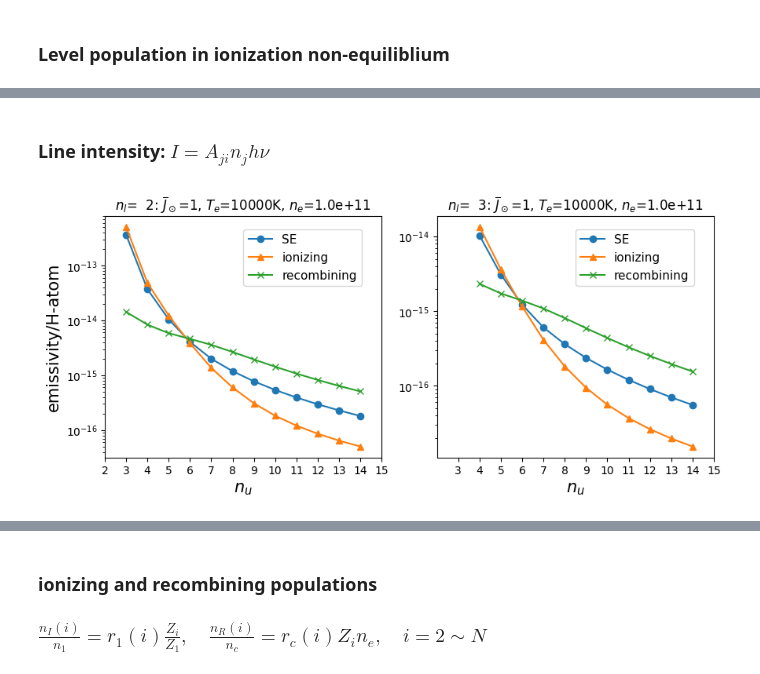
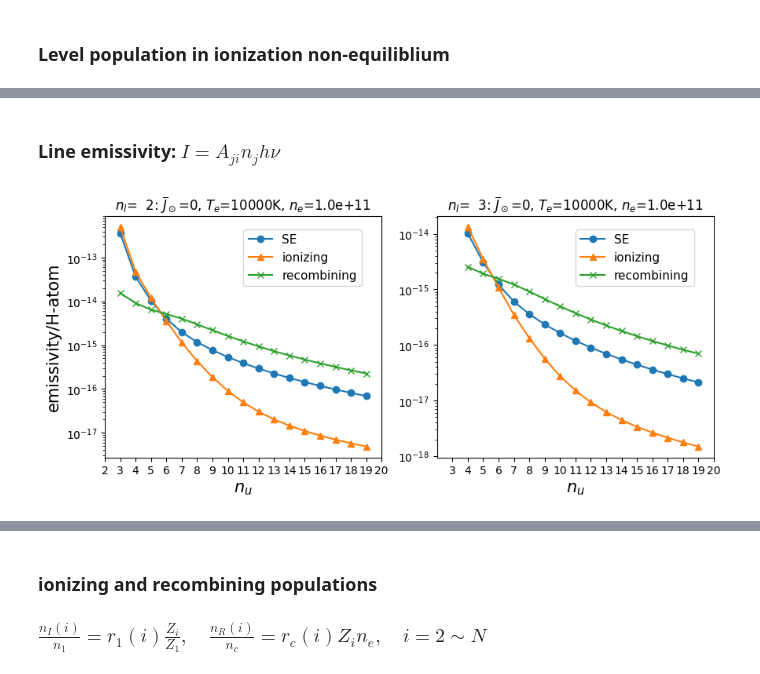
Before and after one commit to kouui/spectra-devcontainer, a Jupyter notebook: notebooks/StatisticalEquilibrium/H_spectra.ipynb, the cells around one changed output, grey strips where cells are left out. Cells and saved outputs as stored; diff of their text form; code cells hidden in the pictures.

```diff
--- a/notebooks/StatisticalEquilibrium/H_spectra.ipynb
+++ b/notebooks/StatisticalEquilibrium/H_spectra.ipynb
@@ -46,7 +47,7 @@ import os
 #conf_path = os.path.join( CFG._ROOT_DIR, "data/conf/H_theory.conf" )  ; H_nam ='H'
 #conf_path = os.path.join( CFG._ROOT_DIR, "data/conf/H34a.conf" )  ; H_nam ='H'
 #atom, wMesh, path_dict = Atom.init_Atom_(conf_path , is_hydrogen=True)
-atom, wMesh = Atom.init_theoretical_hydrogen_atom_(nLevel=15)
+atom, wMesh, path_dict = Atom.init_theoretical_hydrogen_atom_(nLevel=15)
                                                 # nLevel # of bound-levels + 1 (continuum)
 
 #help_(atom)
@@ -581,7 +584,7 @@ n_N\\
 # %% [markdown]
 ### Level population in ionization non-equiliblium
 # %%
-# calculate level population in Non Ionization Equil.
+# calculate level population in Non Ionization Equil. Use Ne_Te
 def calc_NIE(atom, slab, wMesh, solar_spec, n1, n_proton):
     ## use rate_only=True to acquire the transition matrix (R matrix and C matrix) without solving linear equation
     SE, Rate = SELib.cal_SE_with_Ne_Te_(atom, slab, wMesh, solar_spec, None, rate_only=True)  #  level populations etc.
@@ -606,27 +609,31 @@ def calc_NIE(atom, slab, wMesh, solar_spec, n1, n_proton):
 #----------------------------------------------------------------------
 Te = 10000.
 Ne = 1.E11
-Jfactor = 1.   # intensity of solar radiation
+Jfactor = 0.5   # intensity of solar radiation
 #Nes = [1E8, 1E9, 1E10, 1E11, 1E12]
+nLevel = 20
+
+#-----  setup atom, slab, solarSpec -----
+atom, wMesh, path_dict = Atom.init_theoretical_hydrogen_atom_(nLevel=nLevel)
+slab = Atmosphere.Atmosphere0D(Nh=0, Ne=Ne, Te=Te, Vd=Vd, Vt=Vt, use_Tr=False)     # slab
+solar_spec  = Radiation.init_Radiation_(slab, wMesh)
+ssp = solspec(solar_spec,Jfactor=Jfactor)
+wls = ssp.backRad[0,:]*1E8     # wl in A"
+
+SE, Rate = SELib.cal_SE_with_Ne_Te_(atom, slab, wMesh, ssp, None)  #  level populations etc.
+n1 = 1.E10  ; n_proton = 0.E0  # cm-3,  ionizing plasma
+SI, Rate1 = calc_NIE(atom, slab, wMesh, ssp, n1, n_proton)
+n1 = 0.E0  ; n_proton = 1.E10  # cm-3,  recombining plasma
+SR, Rate2 = calc_NIE(atom, slab, wMesh, ssp, n1, n_proton)
 
 n_lev = np.size(atom.Level)-1
 n = np.arange(1,n_lev+2,dtype='int')  # n-array including ion
 
-ssp = solspec(solar_spec,Jfactor=Jfactor)
-slab = Atmosphere.Atmosphere0D(Nh=0, Ne=Ne, Te=Te, Vd=Vd, Vt=Vt, use_Tr=False)     # slab
-
 fig, ax = plt.subplots(1,1, figsize=(6,3), dpi=100)
 
-SE0, Rate = SELib.cal_SE_with_Ne_Te_(atom, slab, wMesh, ssp, None)  #  level populations etc.
-ax.plot(n,SE0.n_SE,'-x', label='SE')#, color=colors[j])
-
-n1 = 1.E10  ; n_proton = 0.E0  # cm-3,  ionizing plasma
-SE1, Rate1 = calc_NIE(atom, slab, wMesh, ssp, n1, n_proton)
-ax.plot(n,SE1.n_SE,'-o', label='ionizing ($n_c=0$)')#, color=colors[j])
-
-n1 = 0.E0  ; n_proton = 1.E10  # cm-3,  recombining plasma
-SE2, Rate2 = calc_NIE(atom, slab, wMesh, ssp, n1, n_proton)
-ax.plot(n,SE2.n_SE,'-o', label='recombining ($n_1=0$)')#, color=colors[j])
+ax.plot(n,SE.n_SE,'-x', label='SE')#, color=colors[j])
+ax.plot(n,SI.n_SE,'-o', label='ionizing ($n_c=0$)')#, color=colors[j])
+ax.plot(n,SR.n_SE,'-o', label='recombining ($n_1=0$)')#, color=colors[j])
 
 ax.set_yscale("log")
 ax.set_xticks(n)
@@ -666,5 +655,5 @@ Atmosphere0D
 # %% [markdown]
-### Line intensity:     $I=A_{ji}n_j h\nu$
+### Line emissivity:     $I=A_{ji}n_j h\nu$
 # %%
 # Balmer and Paschen line intensities in SE and NIE
 
@@ -683,34 +672,34 @@ for k in range(2):
     idxJ = atom.Line['idxJ'][jj]
     eps = Cst.h_*Cst.c_/atom.Line['w0'][jj]
     n_lev = np.size(atom.Level)-1
     n = np.arange(nl,n_lev+1,dtype='int')  # n-array for levels
     ax = axs[k]
 
-    Nj0 = SE0.n_SE[idxJ]
+    Nj0 = SE.n_SE[idxJ]
     ax.plot(idxJ+1,Aji*Nj0*eps,'-o',label='SE')
 
-    Nj1 = SE1.n_SE[idxJ]
+    Nj1 = SI.n_SE[idxJ]
     ax.plot(idxJ+1,Aji*Nj1*eps,'-^',label='ionizing')
 
-    Nj2 = SE2.n_SE[idxJ]
+    Nj2 = SR.n_SE[idxJ]
     ax.plot(idxJ+1,Aji*Nj2*eps,'-x',label='recombining')
 
     ax.set_xlim(2,nmax+1)
     ax.set_xticks(np.arange(nl,nmax+2))
     ax.set_xlabel('$n_u$', fontsize=15)
     ax.set_yscale('log')
     #ax.set_ylim(1e-18,1e-12)
     #ax.set_ylabel('relative intensity / H-atom')
     if k == 0:
         ax.set_ylabel('emissivity/H-atom', fontsize=15)
     title = r"$n_l$="+f"{nl:3.0f}: "
     title = title+r"$\overline{J}_\odot$="+f"{Jfactor:1.0f}, $T_e$=" +f"{Te:5.0f}K, $n_e$="+ \
         f"{Ne:3.1e}"
     ax.set_title(title,fontsize=12)
     #plt.title(title,fontsize=13)
 
     ax.legend(bbox_to_anchor=(0.95,0.97),fontsize=11,ncol=1)
 
 plt.show()
 # %% [output]
-[figure, old version]
+[figure, new version]
```
Also changed, not shown: parts of 19 cells of this notebook.
